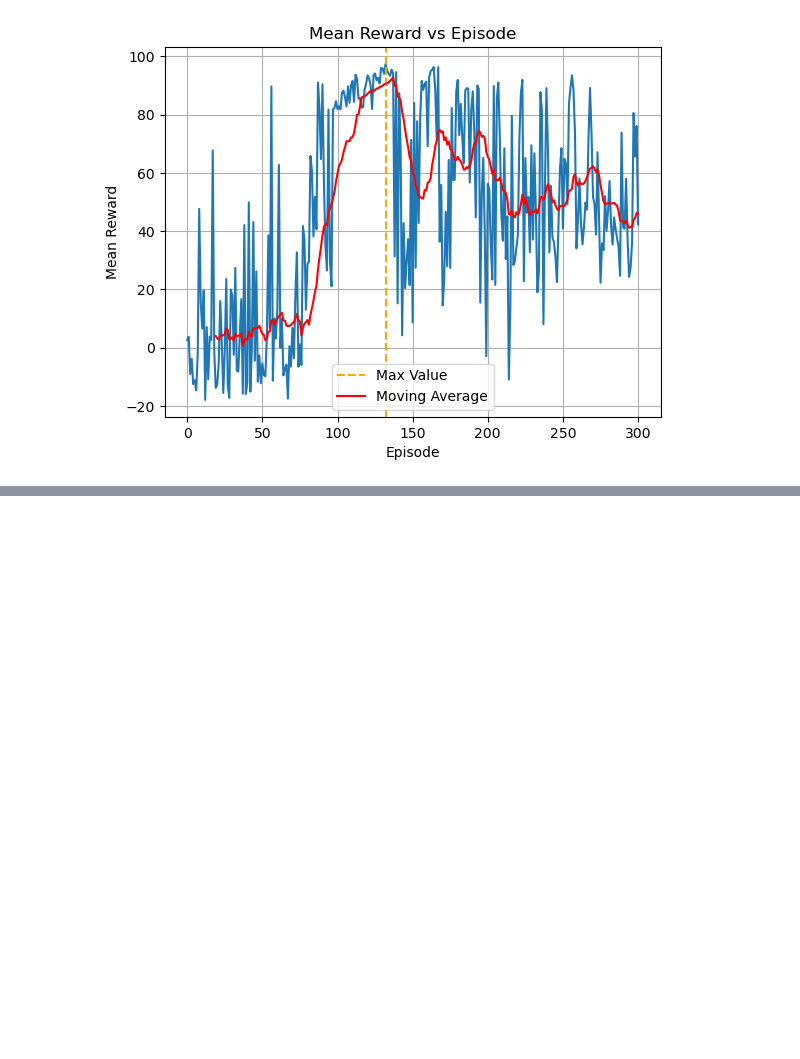
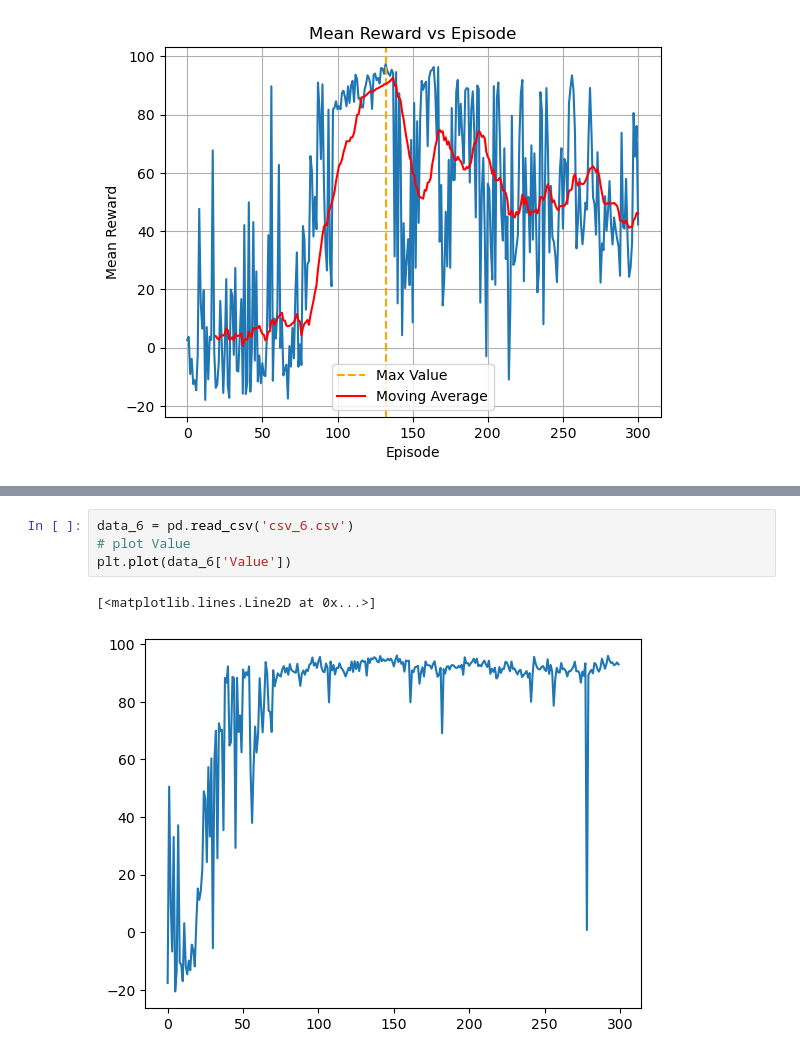
Before and after one commit to krajewskiML/inteligencja_obliczeniowa, a Jupyter notebook: project_2/clean_rl_tutorial/analyze_data.ipynb, the cells around one changed output, grey strips where cells are left out. Cells and saved outputs as stored; diff of their text form; blank space fills up the shorter version.

```diff
--- a/project_2/clean_rl_tutorial/analyze_data.ipynb
+++ b/project_2/clean_rl_tutorial/analyze_data.ipynb
@@ -46,0 +56,7 @@ plt.savefig('plot.png')
+# %%
+data_6 = pd.read_csv('csv_6.csv')
+# plot Value
+plt.plot(data_6['Value'])
+# %% [output]
+[<matplotlib.lines.Line2D at 0x...>]
+[figure, added]
```
Also changed, not shown: parts of 4 cells of this notebook, 9 other files.
